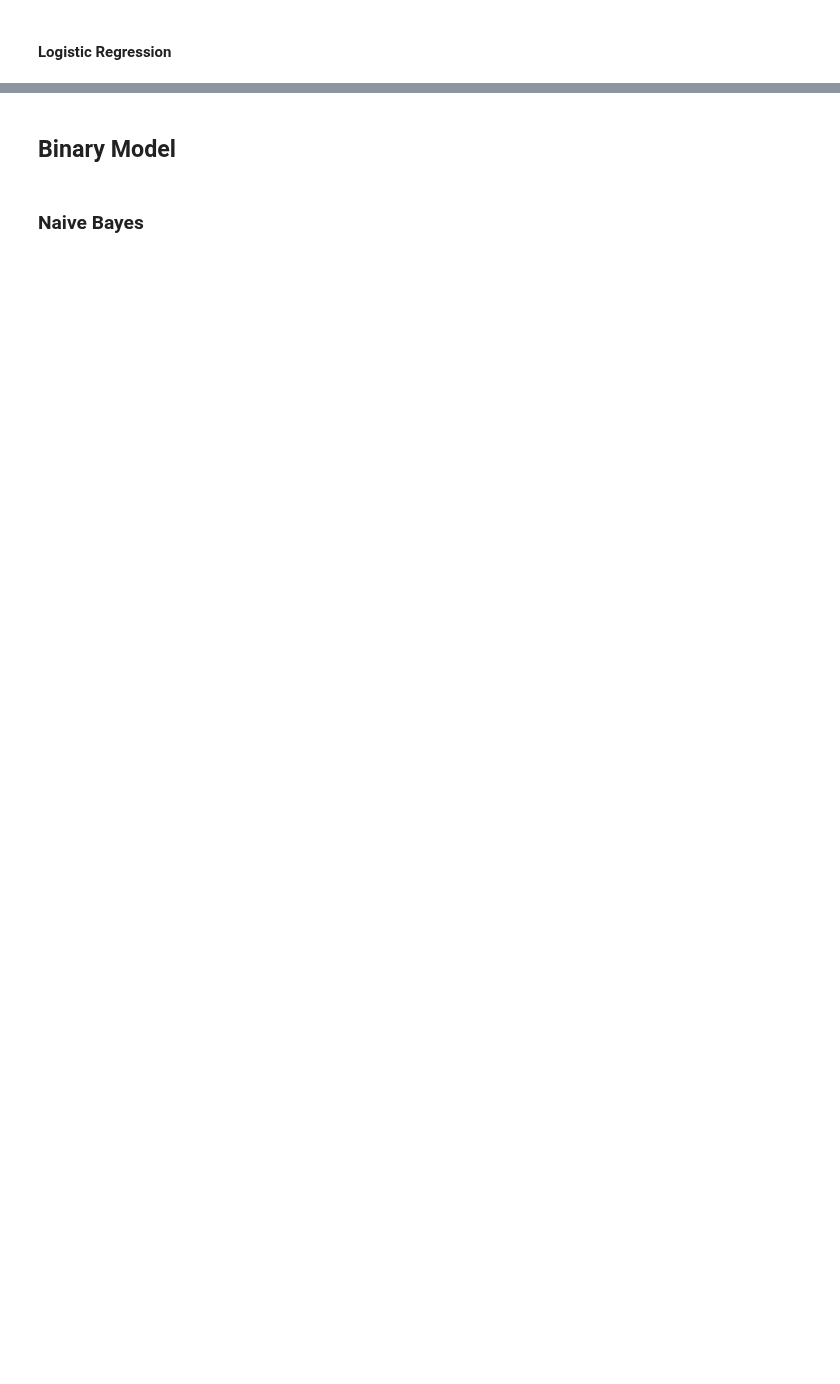
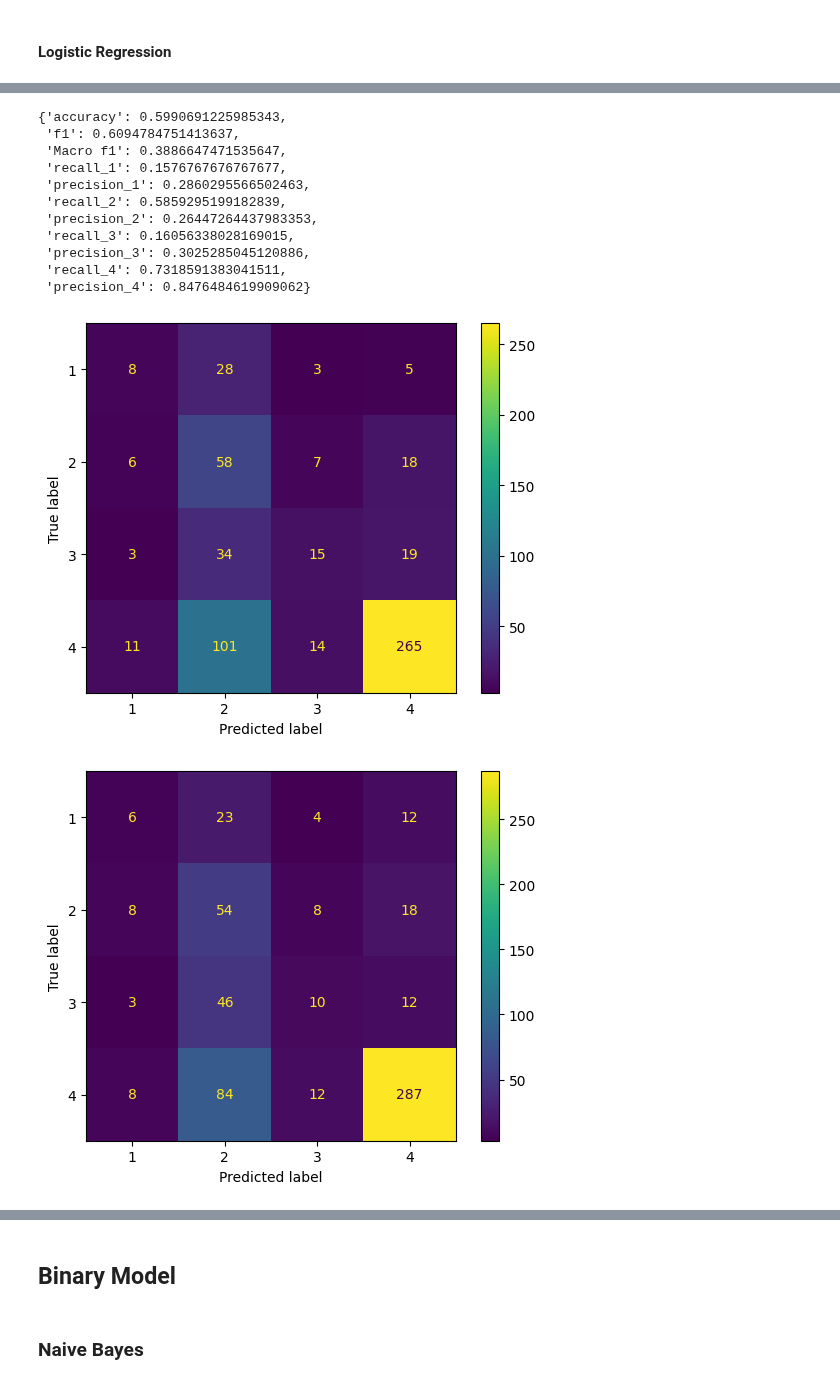
Before and after one commit to andrewjtdunn/Costa-Rican-Household-Poverty-Level-Prediction, a Jupyter notebook: ml_model_testing/Final_Models.ipynb, the cells around one changed output, grey strips where cells are left out. Saved outputs shown, nothing was run; the diff lists cells and outputs as text; code cells hidden in the pictures; blank space fills up the shorter version.

```diff
--- a/ml_model_testing/Final_Models.ipynb
+++ b/ml_model_testing/Final_Models.ipynb
@@ -3,6 +3,7 @@
 # %% [markdown]
 **Load Data & Packages**
 # %%
+import pandas as pd
 import numpy as np
 from sklearn.naive_bayes import ComplementNB
 from sklearn.preprocessing import MinMaxScaler
@@ -18,6 +19,9 @@ parent_dir = os.path.dirname(current_dir)
 os.chdir(parent_dir)
 
 import load_data as ld
+df, train_indices, valid_indices= ld.load_train_data()
+from evaluate_classification import evaluate_classification
+from sklearn.model_selection import train_test_split
 from evaluate_classification import evaluate_classification
 import loops
 
@@ -106,5 +320,8 @@ SEED = 12
 # %% [markdown]
 #### Logistic Regression
 # %%
-lr = LogisticRegression(solver='liblinear', penalty='l2')
-lr_results = loops.loop_model(lr, df, train_indices, valid_indices, scaler=scaler, inc_cm=False)
+reg = LogisticRegression(solver='liblinear', penalty='l2')
+results = loops.loop_model(reg,df,train_indices,valid_indices,oversample=ld.gen_SMOTE_data,var_thresh=True)
+avg = analyze_k.average_outcome(results)
+avg
+# %% [output]
@@ -110,0 +345,13 @@ lr_results = loops.loop_model(lr, df, train_indices, valid_indices, scaler=scale
+{'accuracy': 0.5990691225985343,
+ 'f1': 0.6094784751413637,
+ 'Macro f1': 0.3886647471535647,
+ 'recall_1': 0.1576767676767677,
+ 'precision_1': 0.2860295566502463,
+ 'recall_2': 0.5859295199182839,
+ 'precision_2': 0.26447264437983353,
+ 'recall_3': 0.16056338028169015,
+ 'precision_3': 0.3025285045120886,
+ 'recall_4': 0.7318591383041511,
+ 'precision_4': 0.8476484619909062}
+[figure, added]
+[figure, added]
```
Also changed, not shown: parts of 29 cells of this notebook.
